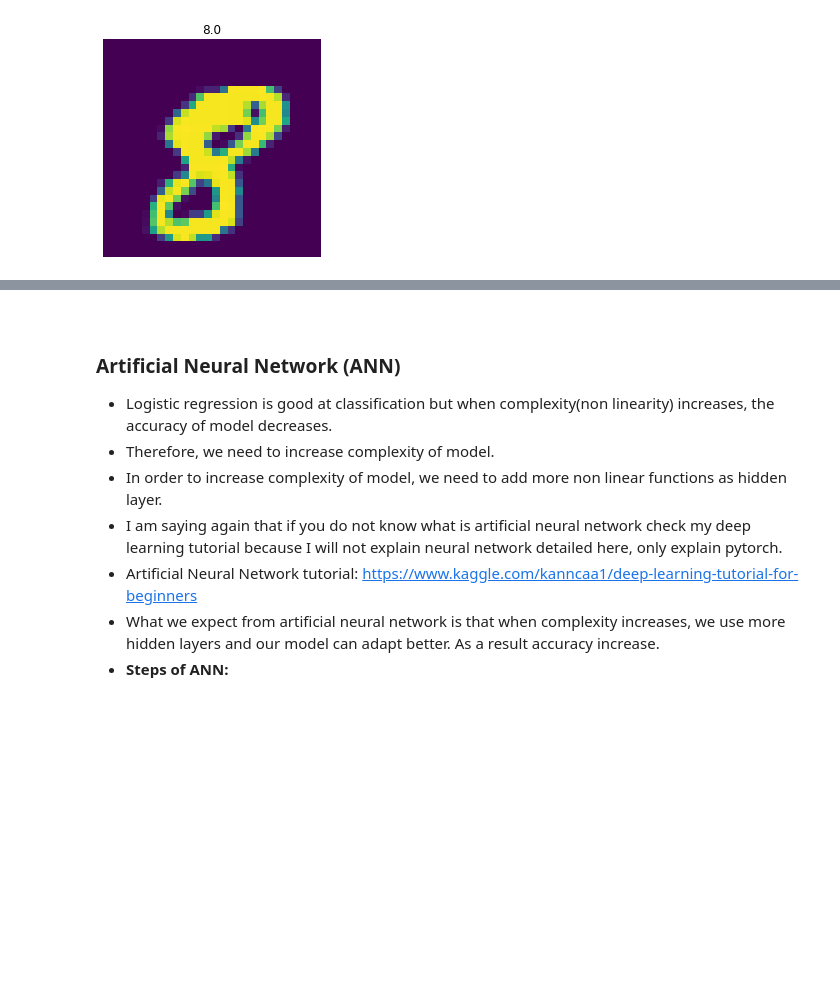
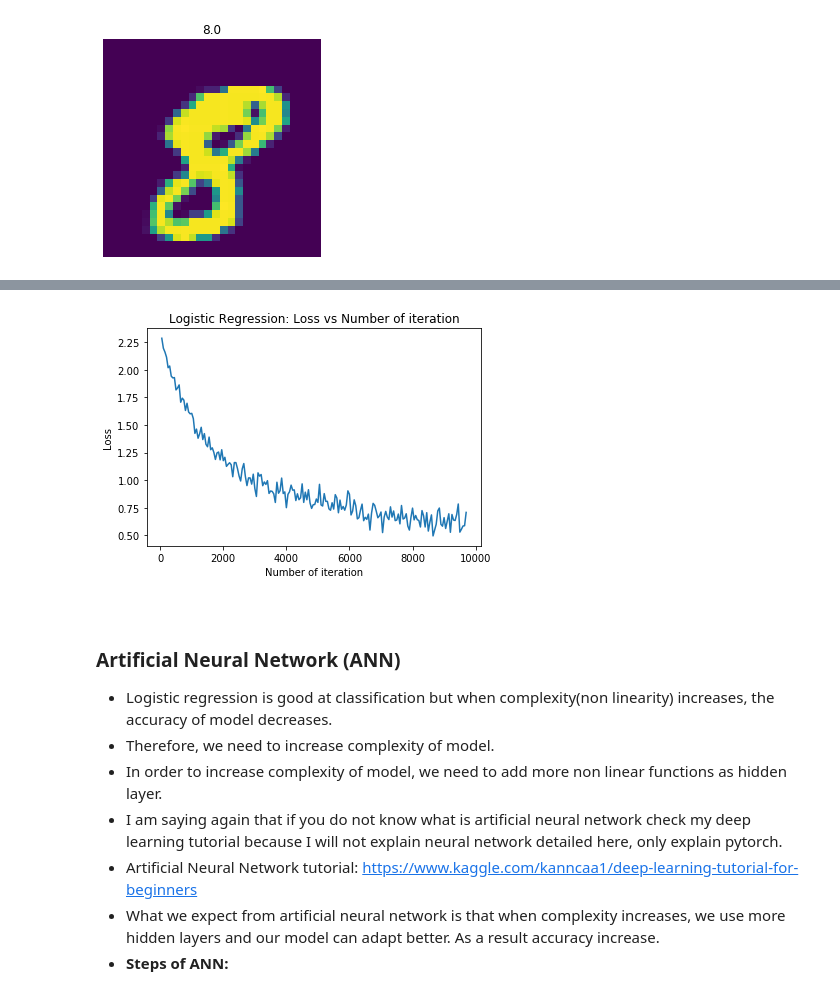
Before and after one commit to lipilian/Digit-Recognizer, a Jupyter notebook: pytorch-tutorial-for-deep-learning-lovers.ipynb, the cells around one changed output, grey strips where cells are left out. Cells and saved outputs as stored; diff of their text form; code cells hidden in the pictures; blank space fills up the shorter version.

```diff
--- a/pytorch-tutorial-for-deep-learning-lovers.ipynb
+++ b/pytorch-tutorial-for-deep-learning-lovers.ipynb
@@ -607,3 +606,8 @@ plt.show()
+# %%
+# visualization
+pnvidia-smi -l 1
+# %% [output]
+[figure, added]
 # %% [markdown]
 <a id="4"></a> <br>
 ### Artificial Neural Network (ANN)
```
Also changed, not shown: parts of 14 cells of this notebook, 3 other files.
